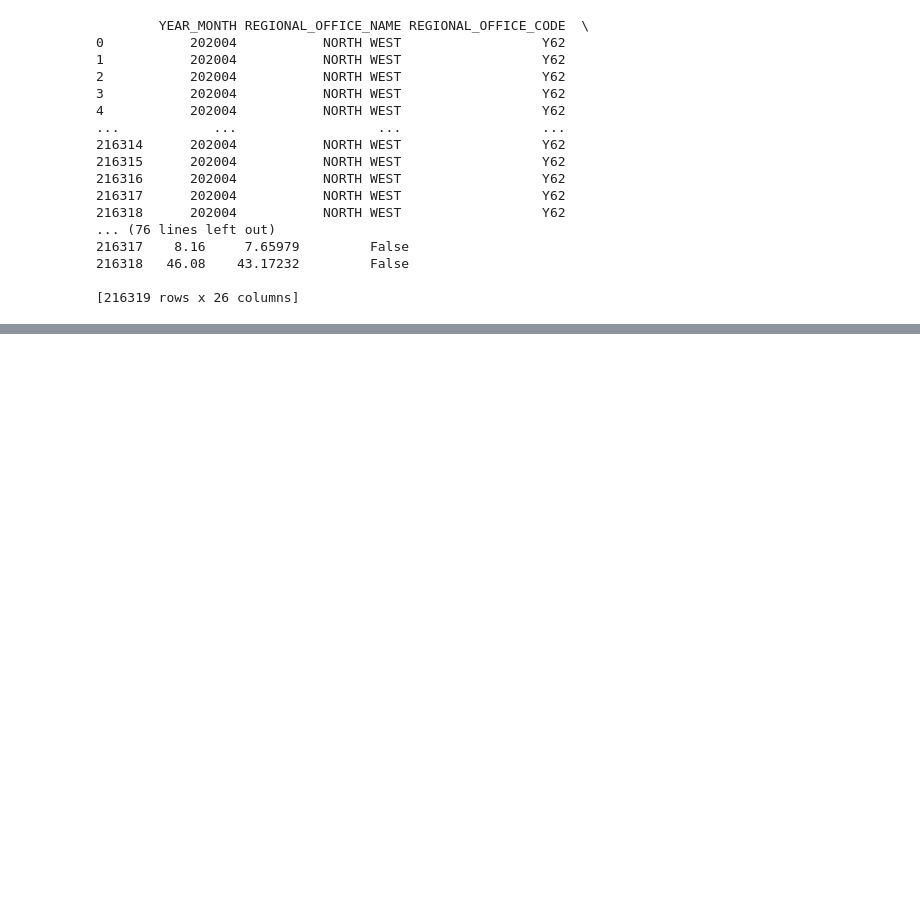
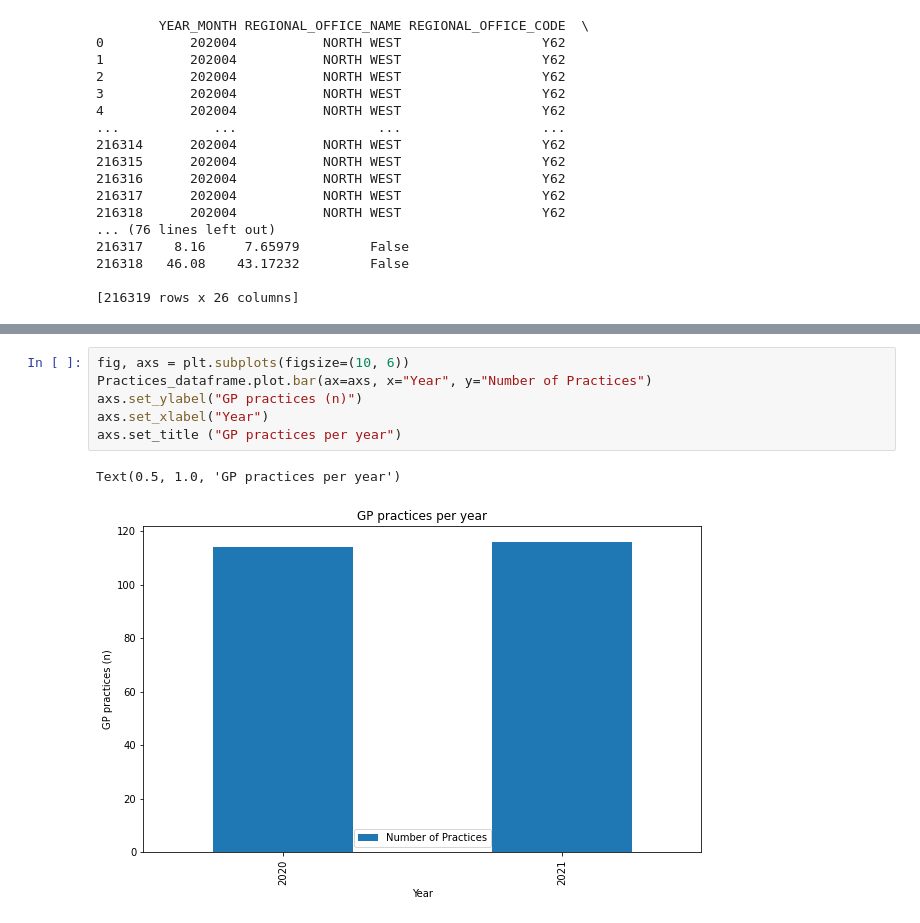
Before and after one commit to kamalmasarweh/project, a Jupyter notebook: Group work.ipynb, the cells around one changed output, grey strips where cells are left out. Saved outputs shown, nothing was run; the diff lists cells and outputs as text; blank space fills up the shorter version.

```diff
--- a/Group work.ipynb
+++ b/Group work.ipynb
@@ -627,0 +634,9 @@ import matplotlib.pyplot as plt
+# %%
+fig, axs = plt.subplots(figsize=(10, 6))
+Practices_dataframe.plot.bar(ax=axs, x="Year", y="Number of Practices")
+axs.set_ylabel("GP practices (n)")
+axs.set_xlabel("Year")
+axs.set_title ("GP practices per year")
+# %% [output]
+Text(0.5, 1.0, 'GP practices per year')
+[figure, added]
```
Also changed, not shown: parts of 59 cells of this notebook.
